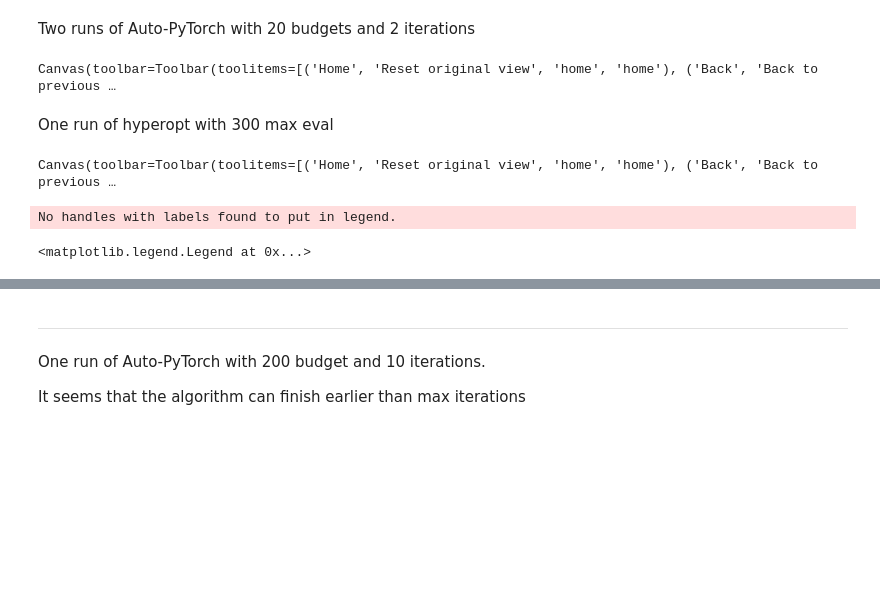
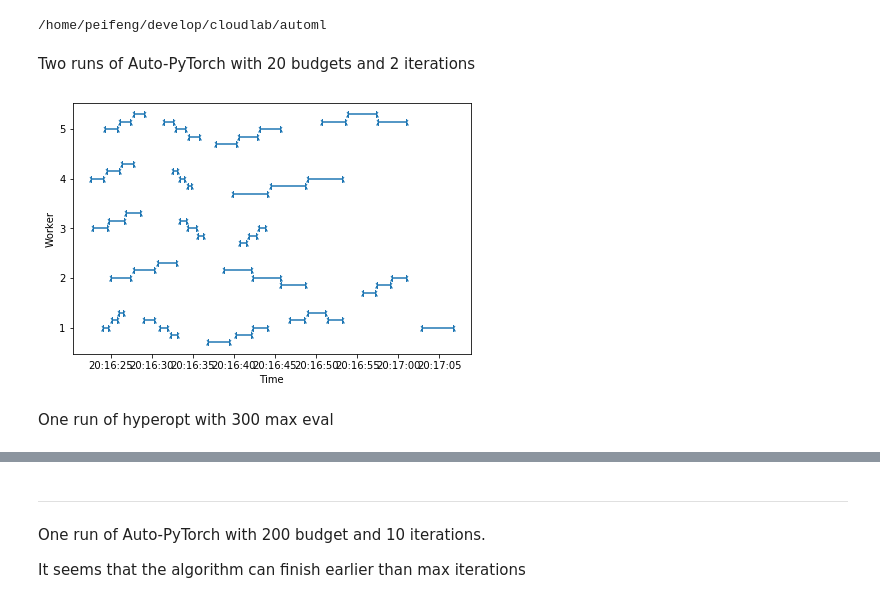
Before and after one commit to jaywonchung/ngpus-profile, a Jupyter notebook: scripts/ana.ipynb, the cells around one changed output, grey strips where cells are left out. Saved outputs shown, nothing was run; the diff lists cells and outputs as text; code cells hidden in the pictures; blank space fills up the shorter version.

```diff
--- a/scripts/ana.ipynb
+++ b/scripts/ana.ipynb
@@ -9,10 +9,14 @@ import re
 
 import numpy as np
 import pandas as pd
-from pandas.plotting import register_matplotlib_converters
 import matplotlib.pyplot as plt
 
 %aimport vis
 
+pd.plotting.register_matplotlib_converters()
 
-register_matplotlib_converters()
+# make sure we have log dir
+while not Path('log').is_dir():
+    %cd ..
+# %% [output]
+/home/peifeng/develop/cloudlab/automl
@@ -25,10 +61,12 @@ df['StartTime'] = pd.to_datetime(df['Start Time'])
 df['EndTime'] = pd.to_datetime(df['End Time'])
 df['Duration'] = df.EndTime - df.StartTime
 df['Worker'] = pd.to_numeric(df.Worker)
-
-ax = vis.job_timeline(df.Worker, df.StartTime, df.EndTime)
-# %% [output]
-Canvas(toolbar=Toolbar(toolitems=[('Home', 'Reset original view', 'home', 'home'), ('Back', 'Back to previous …
+# %%
+%matplotlib inline
+_, ax = vis.subplots('Two runs of Auto-PyTorch with 20 budgets and 2 iterations')
+ax = vis.job_timeline(df.Worker, df.StartTime, df.EndTime, ax=ax)
+# %% [output]
+[figure, added]
 # %% [markdown]
 One run of hyperopt with 300 max eval
 # %%
@@ -42,11 +80,3 @@ total['Node'] = pd.to_numeric(total.Node)
 total['StartTime'] = pd.to_datetime(total.StartTime)
 total['EndTime'] = pd.to_datetime(total.EndTime)
 total = total.reset_index(drop=True)
-
-fig, ax = plt.subplots(figsize=(12, 12))
-ax = vis.job_timeline(total.Node, total.StartTime, total.EndTime, ax=ax)
-ax.legend()
-# %% [output]
-Canvas(toolbar=Toolbar(toolitems=[('Home', 'Reset original view', 'home', 'home'), ('Back', 'Back to previous …
-No handles with labels found to put in legend.
-<matplotlib.legend.Legend at 0x...>
```
Also changed, not shown: parts of 16 cells of this notebook, 3 other files.
